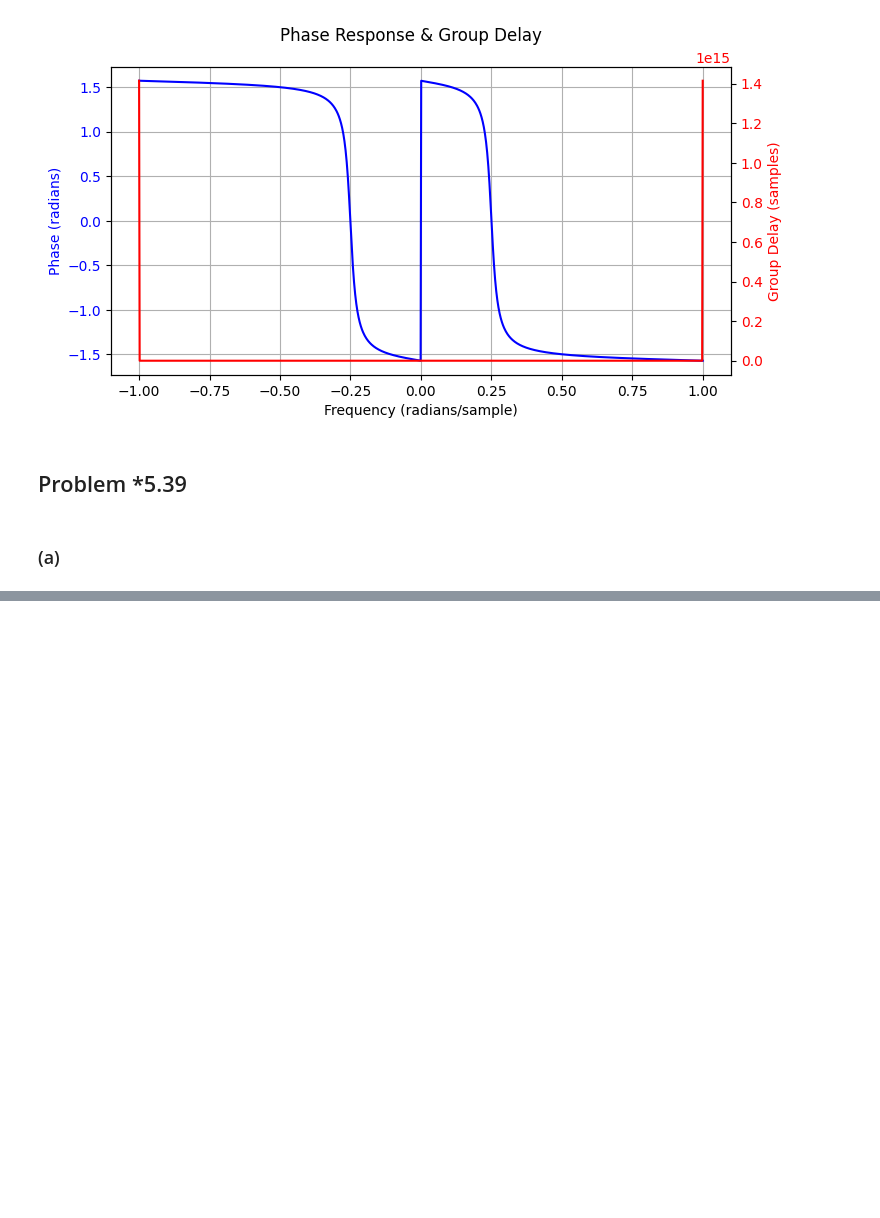
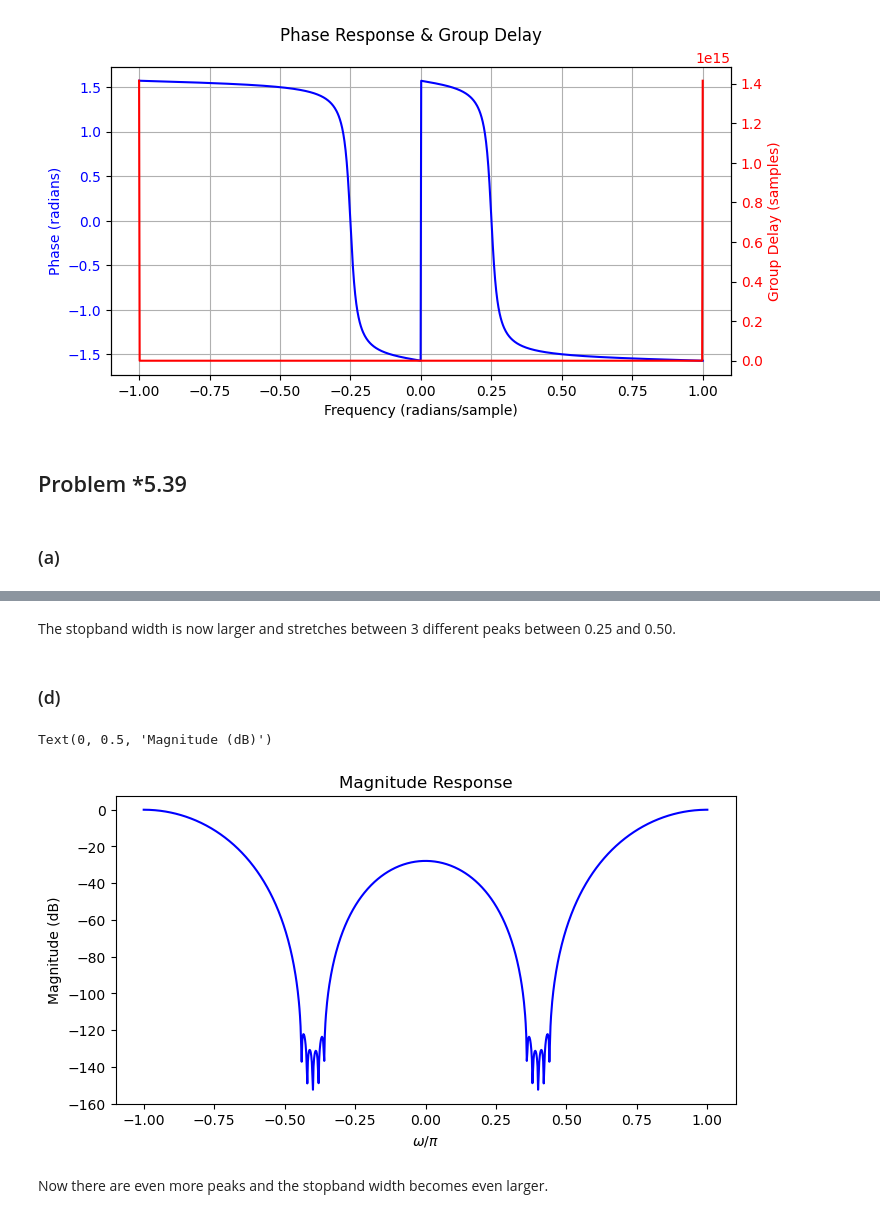
Before and after one commit to Khanrik/UniFolder, a Jupyter notebook: 4. Semester/Diskret-tids signalbehandling/TØ/Uge 8/Uge 8.ipynb, the cells around one changed output, grey strips where cells are left out. Saved outputs shown, nothing was run; the diff lists cells and outputs as text; code cells hidden in the pictures; blank space fills up the shorter version.

```diff
--- a/4. Semester/Diskret-tids signalbehandling/TØ/Uge 8/Uge 8.ipynb
+++ b/4. Semester/Diskret-tids signalbehandling/TØ/Uge 8/Uge 8.ipynb
@@ -108,0 +194,29 @@ plt.show()
+# %% [markdown]
+The stopband width is now larger and stretches between 3 different peaks between 0.25 and 0.50.
+# %% [markdown]
+### (d)
+# %%
+k = np.array([-2, -1, 0, 1, 2])
+phi = (1 + 0.05*k) * 2*np.pi / 5
+b0 = 1 / np.prod(np.sqrt(1 + 4*np.cos(phi) + 3 + 4*np.cos(phi)**2 + 4*np.cos(phi)))
+
+omega = np.linspace(-np.pi, np.pi, 1000)
+
+H = 1
+for val in phi:
+    num = [1, -2*np.cos(val), 1]
+    den = [1]
+    _, Hk = signal.freqz(num, den, worN=omega)
+    H *= Hk
+H *= b0
+
+plt.figure(figsize=(8, 4))
+plt.plot(omega/np.pi, 20 * np.log10(np.abs(H)), 'b')
+plt.title('Magnitude Response')
+plt.xlabel('$\omega/\pi$')
+plt.ylabel('Magnitude (dB)')
+# %% [output]
+Text(0, 0.5, 'Magnitude (dB)')
+[figure, added]
+# %% [markdown]
+Now there are even more peaks and the stopband width becomes even larger.
```
Also changed, not shown: parts of 10 cells of this notebook, 6 other files.
